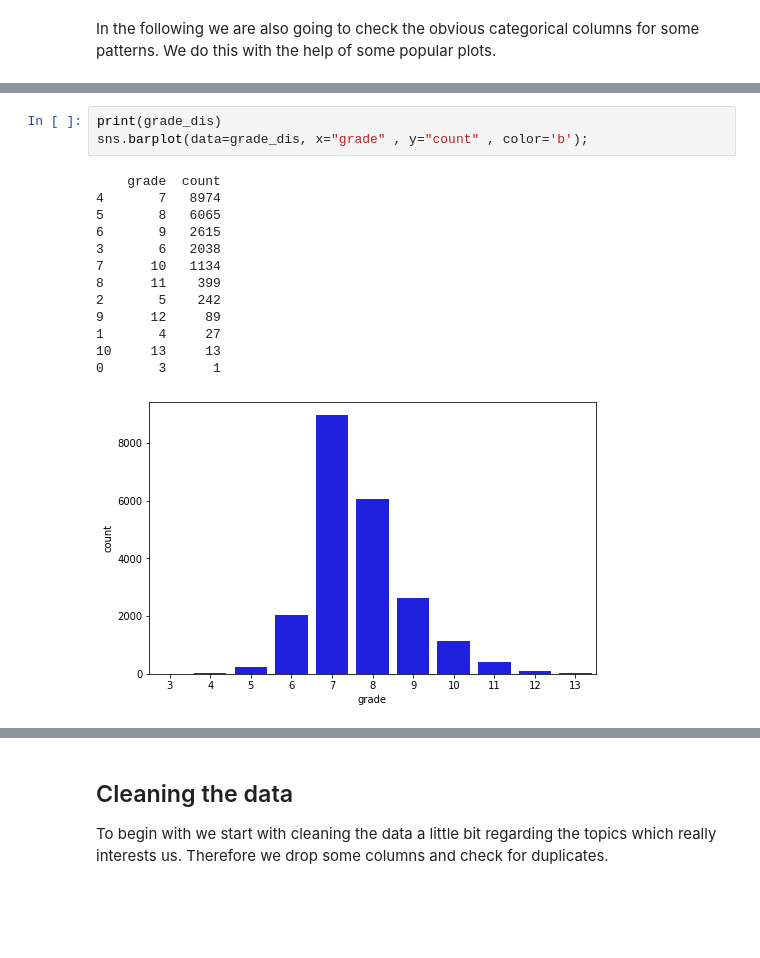
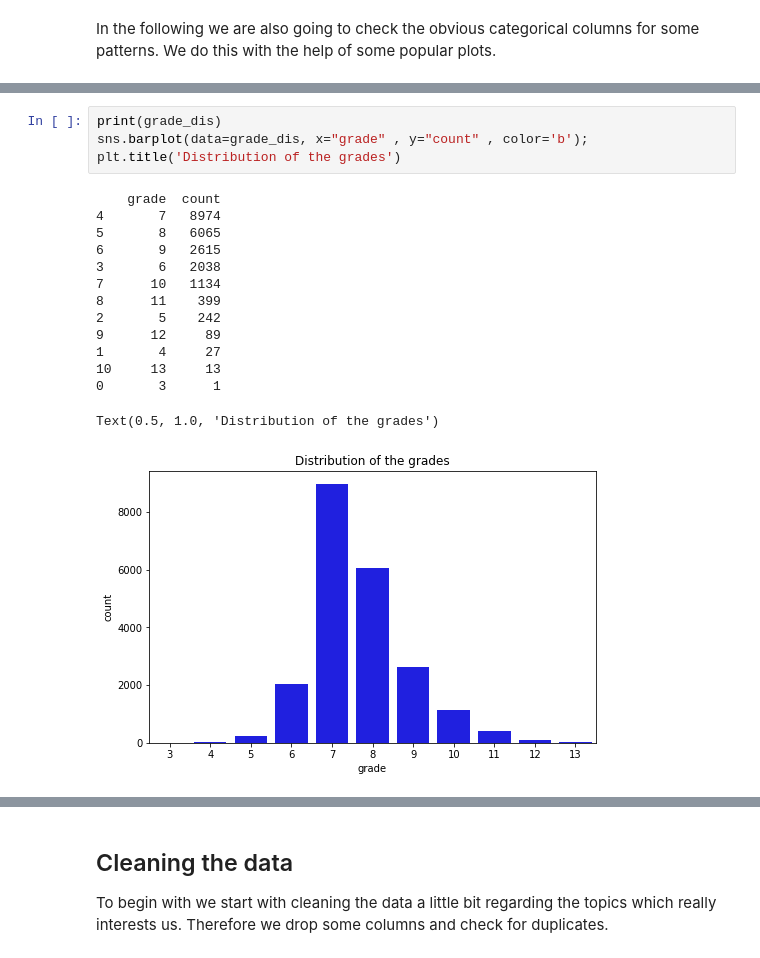
Before and after one commit to AndreasPriebe/DS-EDA-project, a Jupyter notebook: EDA.ipynb, the cells around one changed output, grey strips where cells are left out. Drawn from its saved outputs; the diff is of its cells as text; blank space fills up the shorter version.

```diff
--- a/EDA.ipynb
+++ b/EDA.ipynb
@@ -167,20 +176,22 @@ sns.barplot(data=condition_dis, x="condition" , y="count" , color='b');
 # %%
 print(grade_dis)
 sns.barplot(data=grade_dis, x="grade" , y="count" , color='b');
+plt.title('Distribution of the grades')
 # %% [output]
     grade  count
 4       7   8974
 5       8   6065
 6       9   2615
 3       6   2038
 7      10   1134
 8      11    399
 2       5    242
 9      12     89
 1       4     27
 10     13     13
 0       3      1
+Text(0.5, 1.0, 'Distribution of the grades')
-[figure, old version]
+[figure, new version]
 # %%
 plt.figure(figsize = (15,8))
 sns.boxplot(x=df.grade, y=df.price)
```
Also changed, not shown: parts of 30 cells of this notebook.
